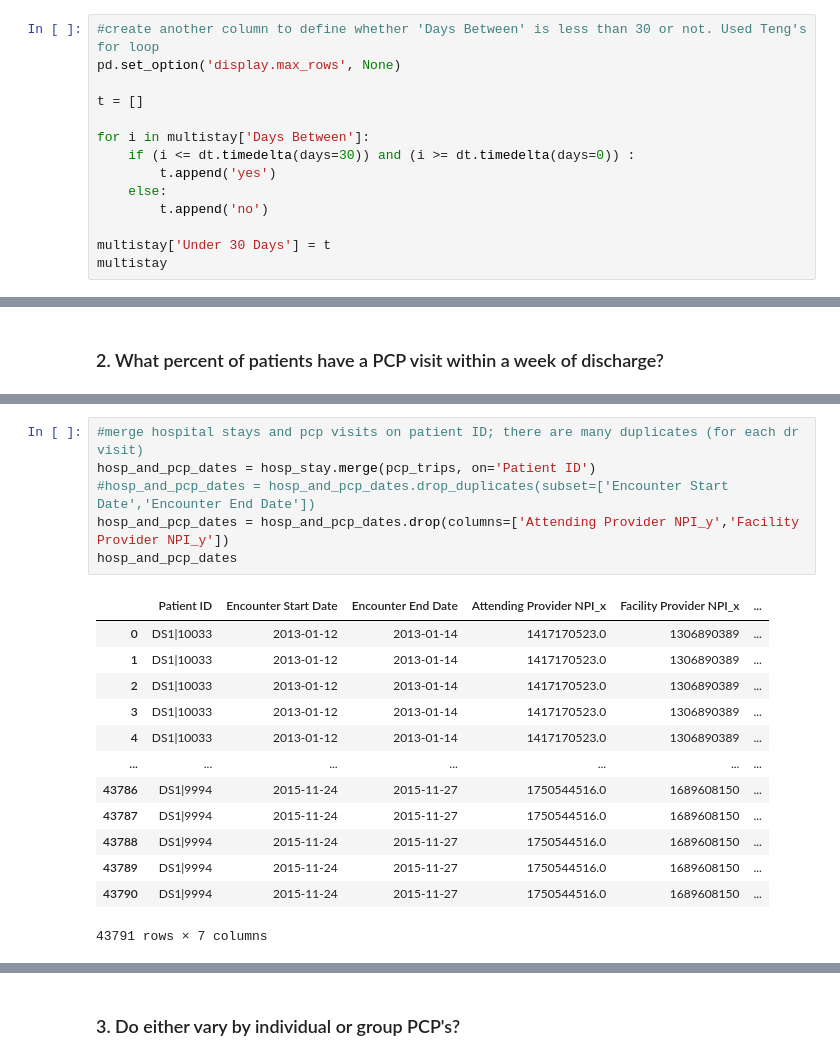
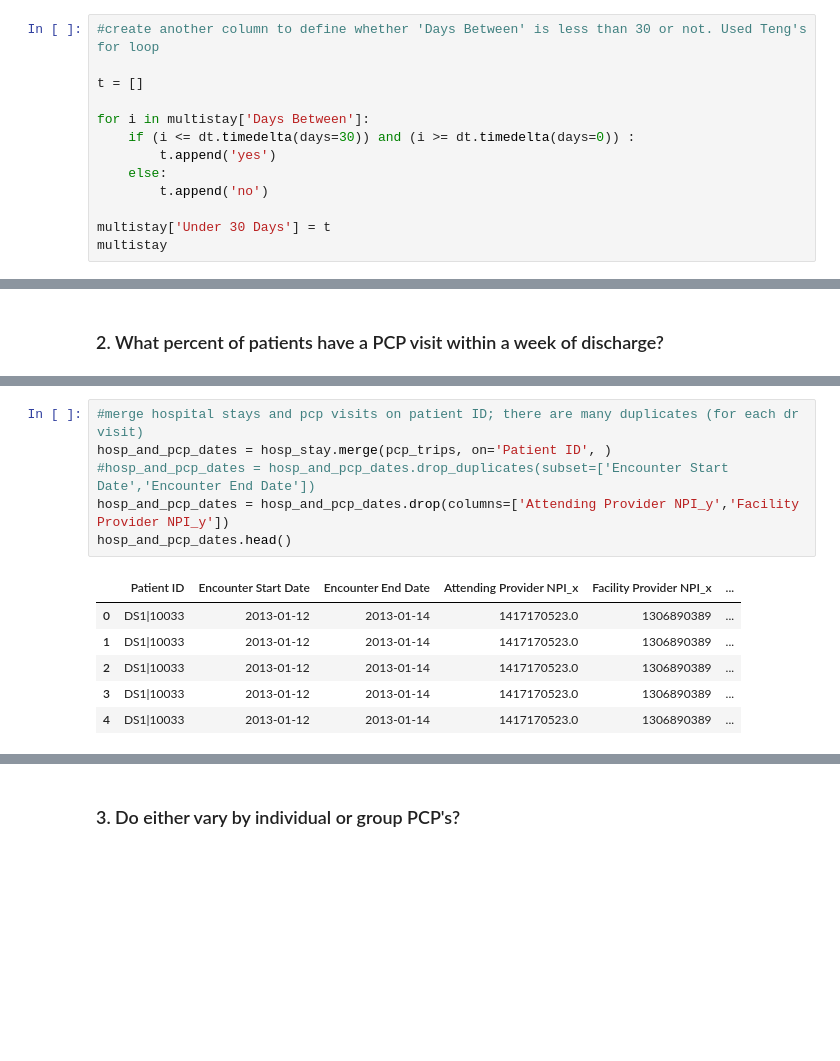
Before and after one commit to rghertel/hospital-readmission-not-koalas, a Jupyter notebook: greatcare analysis.ipynb, the cells around one changed output, grey strips where cells are left out. Saved outputs shown, nothing was run; the diff lists cells and outputs as text; blank space fills up the shorter version.

```diff
--- a/greatcare analysis.ipynb
+++ b/greatcare analysis.ipynb
@@ -182,7 +188,6 @@ See the caveats in the documentation: https://pandas.pydata.org/pandas-docs/stab
 2382 rows × 7 columns
 # %%
 #create another column to define whether 'Days Between' is less than 30 or not. Used Teng's for loop
-pd.set_option('display.max_rows', None)
 
 t = []
 
@@ -270,21 +285,14 @@ pcp_trips
 # %%
 #merge hospital stays and pcp visits on patient ID; there are many duplicates (for each dr visit)
-hosp_and_pcp_dates = hosp_stay.merge(pcp_trips, on='Patient ID')
+hosp_and_pcp_dates = hosp_stay.merge(pcp_trips, on='Patient ID', )
 #hosp_and_pcp_dates = hosp_and_pcp_dates.drop_duplicates(subset=['Encounter Start Date','Encounter End Date'])
 hosp_and_pcp_dates = hosp_and_pcp_dates.drop(columns=['Attending Provider NPI_y','Facility Provider NPI_y'])
-hosp_and_pcp_dates
+hosp_and_pcp_dates.head()
 # %% [output]
 |  | Patient ID | Encounter Start Date | Encounter End Date | Attending Provider NPI_x | Facility Provider NPI_x | ... |
 | 0 | DS1|10033 | 2013-01-12 | 2013-01-14 | 1417170523.0 | 1306890389 | ... |
 | 1 | DS1|10033 | 2013-01-12 | 2013-01-14 | 1417170523.0 | 1306890389 | ... |
 | 2 | DS1|10033 | 2013-01-12 | 2013-01-14 | 1417170523.0 | 1306890389 | ... |
 | 3 | DS1|10033 | 2013-01-12 | 2013-01-14 | 1417170523.0 | 1306890389 | ... |
 | 4 | DS1|10033 | 2013-01-12 | 2013-01-14 | 1417170523.0 | 1306890389 | ... |
-| ... | ... | ... | ... | ... | ... | ... |
-| 43786 | DS1|9994 | 2015-11-24 | 2015-11-27 | 1750544516.0 | 1689608150 | ... |
-| 43787 | DS1|9994 | 2015-11-24 | 2015-11-27 | 1750544516.0 | 1689608150 | ... |
-| 43788 | DS1|9994 | 2015-11-24 | 2015-11-27 | 1750544516.0 | 1689608150 | ... |
-| 43789 | DS1|9994 | 2015-11-24 | 2015-11-27 | 1750544516.0 | 1689608150 | ... |
-| 43790 | DS1|9994 | 2015-11-24 | 2015-11-27 | 1750544516.0 | 1689608150 | ... |
-43791 rows × 7 columns
 # %%
```
Also changed, not shown: parts of 14 cells of this notebook.
